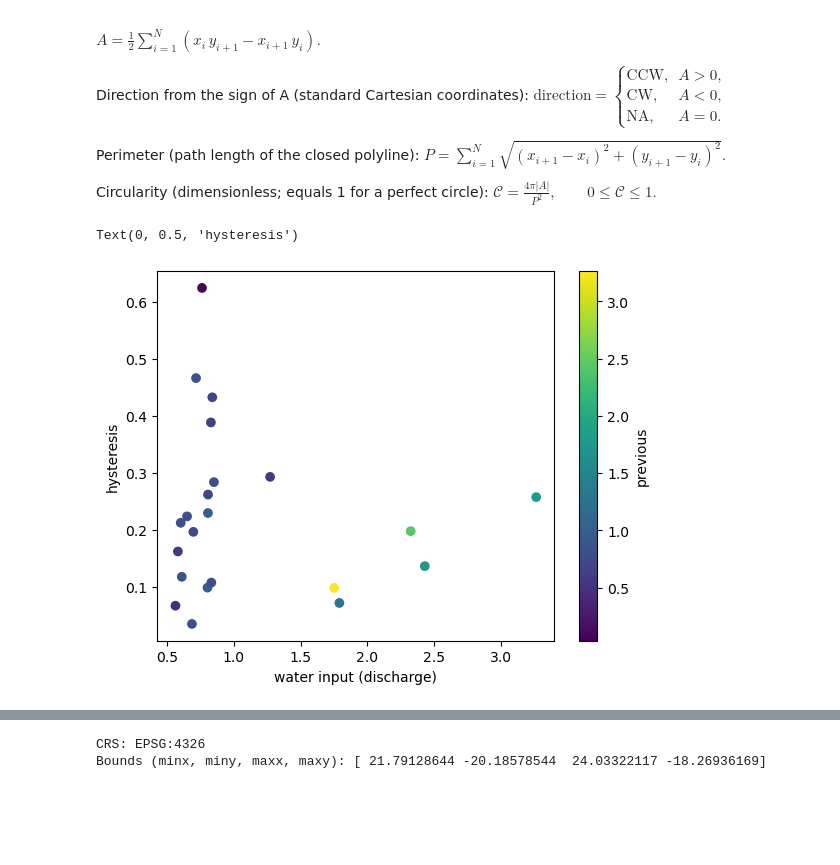
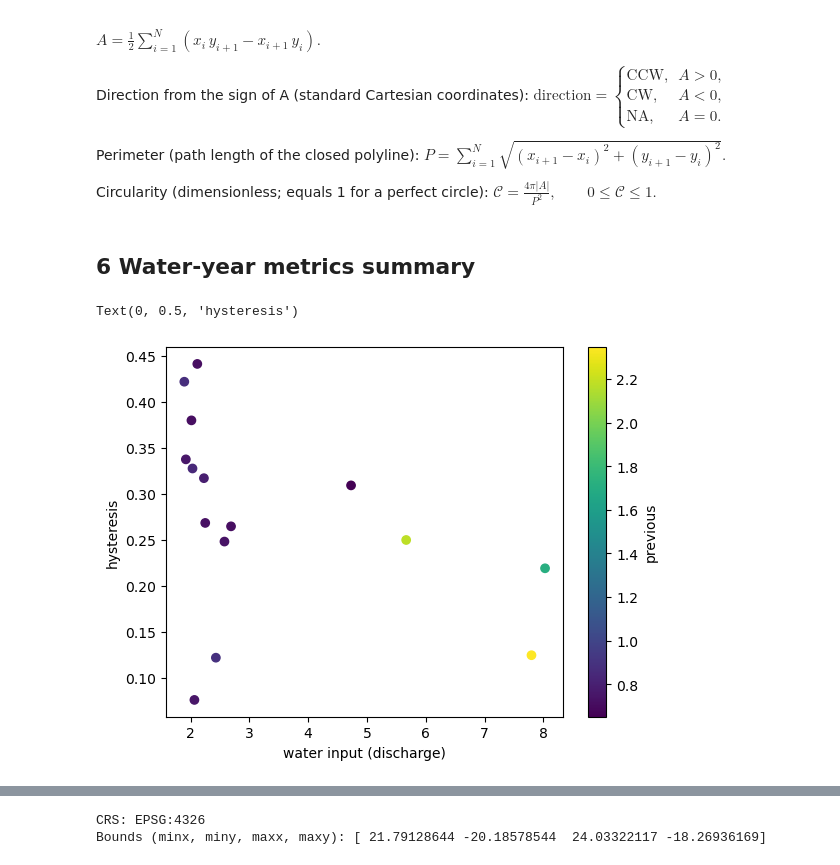
Before and after one commit to octavia-crompton/dswe-inman-lyons, a Jupyter notebook: notebooks/Mohembo time series.ipynb, the cells around one changed output, grey strips where cells are left out. Cells and saved outputs as stored; diff of their text form; code cells hidden in the pictures; blank space fills up the shorter version.

```diff
--- a/notebooks/Mohembo time series.ipynb
+++ b/notebooks/Mohembo time series.ipynb
@@ -254,8 +276,8 @@ if run_ee_dswe:
     import ee
     import geemap
 
-from src.gee_utils import ee_init
-ee_init()
+    from src.gee_utils import ee_init
+    ee_init()
 
     def list_image_ids(path: str):
         assets = ee.data.listAssets(path).get("assets", [])
@@ -328,15 +350,6 @@ ee_init()
              )
              .sort_index()
     )
-
-
-# =========================
-# 5) combine + save + plot
-# =========================
-df = q_monthly.join(precip, how="outer").join(cyg, how="outer")
-if dswe is not None:
-    df = df.join(dswe, how="outer")
-df = df.sort_index()
 # %% [output]
 mohembo: MOHEMBO/MTAEMBO (grdc 1357100)
 q daily: 1974-12-04 → 2024-02-17 | n=17,973
@@ -1114,7 +1091,7 @@ def compile_wy_metrics(
 
 wy_metrics = compile_wy_metrics(
     df_combined,
-    wy_start_month=2,
+    wy_start_month=6,
     wy_label="ending",
     precip_col="rain_delta_mm",
     inflow_col="q_m3s_monthly_mean",
@@ -1202,19 +1179,21 @@ Circularity (dimensionless; equals 1 for a perfect circle):
 $
 \mathcal{C}=\frac{4\pi |A|}{P^2}, \qquad 0 \le \mathcal{C} \le 1.
 $
+# %% [markdown]
+## 6  Water-year metrics summary
 # %%
 # subset[['loop_circularity', 'inflow_norm']].corr()
 # %%
 
-subset = wy_metrics.query("loop_direction == 'CCW' and n_months_xy > 10")
-plt.scatter(subset['inflow_norm'], subset['loop_circularity'],
+subset = wy_metrics.query("loop_direction == 'CCW' and n_months_xy > 11")
+plt.scatter(subset['total_input'], subset['loop_circularity'],
             c = subset['inflow_norm_prev'])
 plt.colorbar(label = 'previous')
 plt.xlabel("water input (discharge)")
 plt.ylabel("hysteresis")
 # %% [output]
 Text(0, 0.5, 'hysteresis')
-[figure, old version]
+[figure, new version]
 # %%
 subset = wy_metrics.query("loop_direction == 'CCW' and n_months_xy > 10")
 plt.scatter(subset['precip_total']/subset['precip_total'].max(),subset['loop_circularity'],
```
Also changed, not shown: parts of 25 cells of this notebook, 54 other files.
